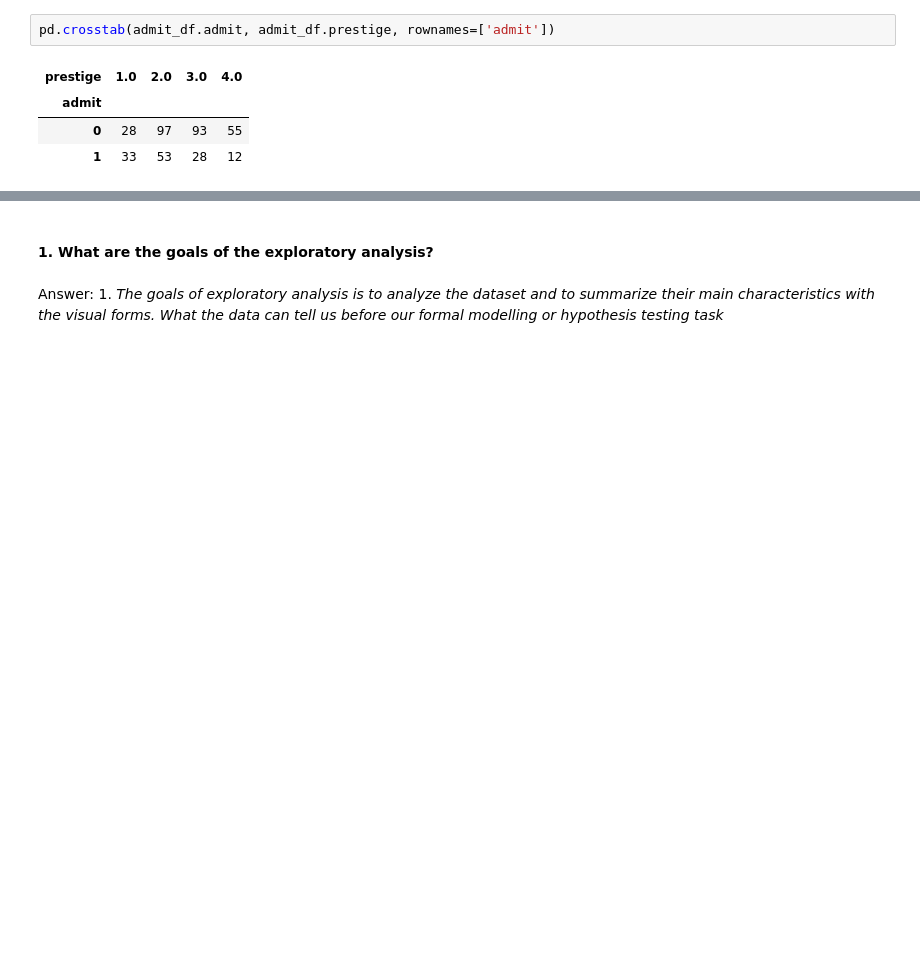
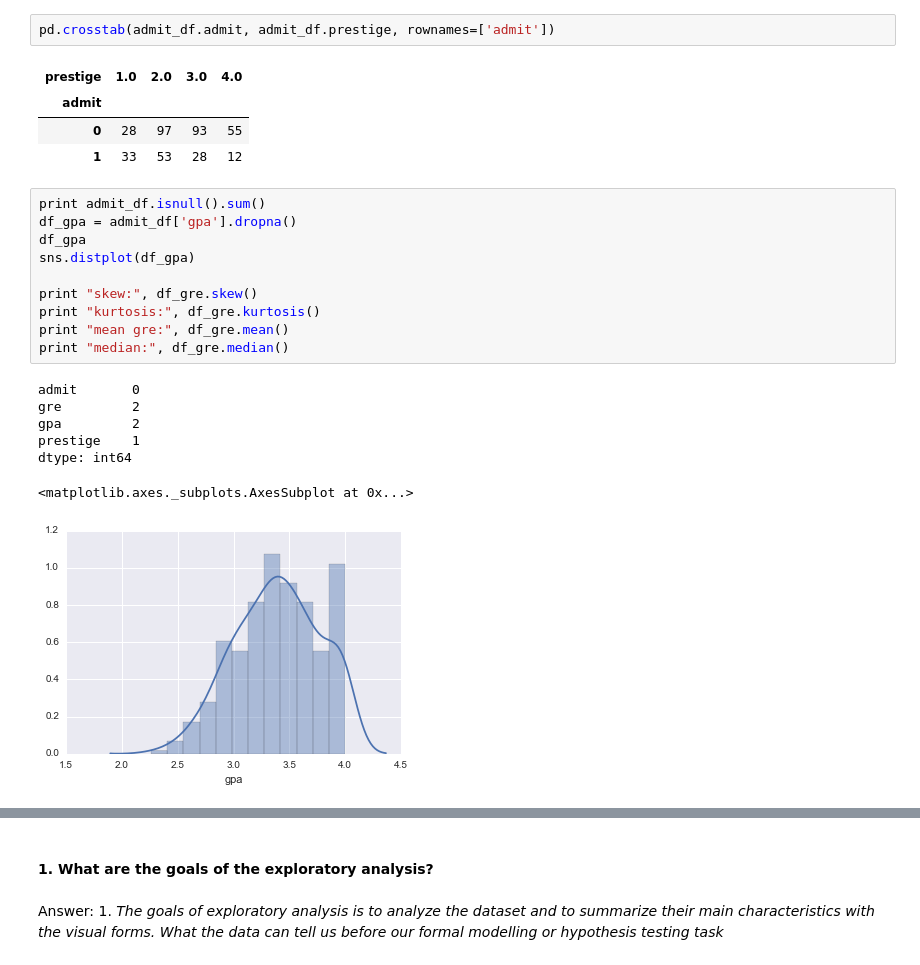
Before and after one commit to dateshaile/Machine-Learning-UND, a Jupyter notebook: project1-starter.ipynb, the cells around one changed output, grey strips where cells are left out. Drawn from its saved outputs; the diff is of its cells as text; blank space fills up the shorter version.

```diff
--- a/project1-starter.ipynb
+++ b/project1-starter.ipynb
@@ -158,3 +162,21 @@ pd.crosstab(admit_df.admit, admit_df.prestige, rownames=['admit'])
 | admit |  |  |  |  |
 | 0 | 28 | 97 | 93 | 55 |
 | 1 | 33 | 53 | 28 | 12 |
+# %%
+print admit_df.isnull().sum()
+df_gpa = admit_df['gpa'].dropna()
+df_gpa
+sns.distplot(df_gpa)
+
+print "skew:", df_gre.skew()
+print "kurtosis:", df_gre.kurtosis()
+print "mean gre:", df_gre.mean()
+print "median:", df_gre.median()
+# %% [output]
+admit       0
+gre         2
+gpa         2
+prestige    1
+dtype: int64
+<matplotlib.axes._subplots.AxesSubplot at 0x...>
+[figure, added]
```
Also changed, not shown: parts of 9 cells of this notebook.
